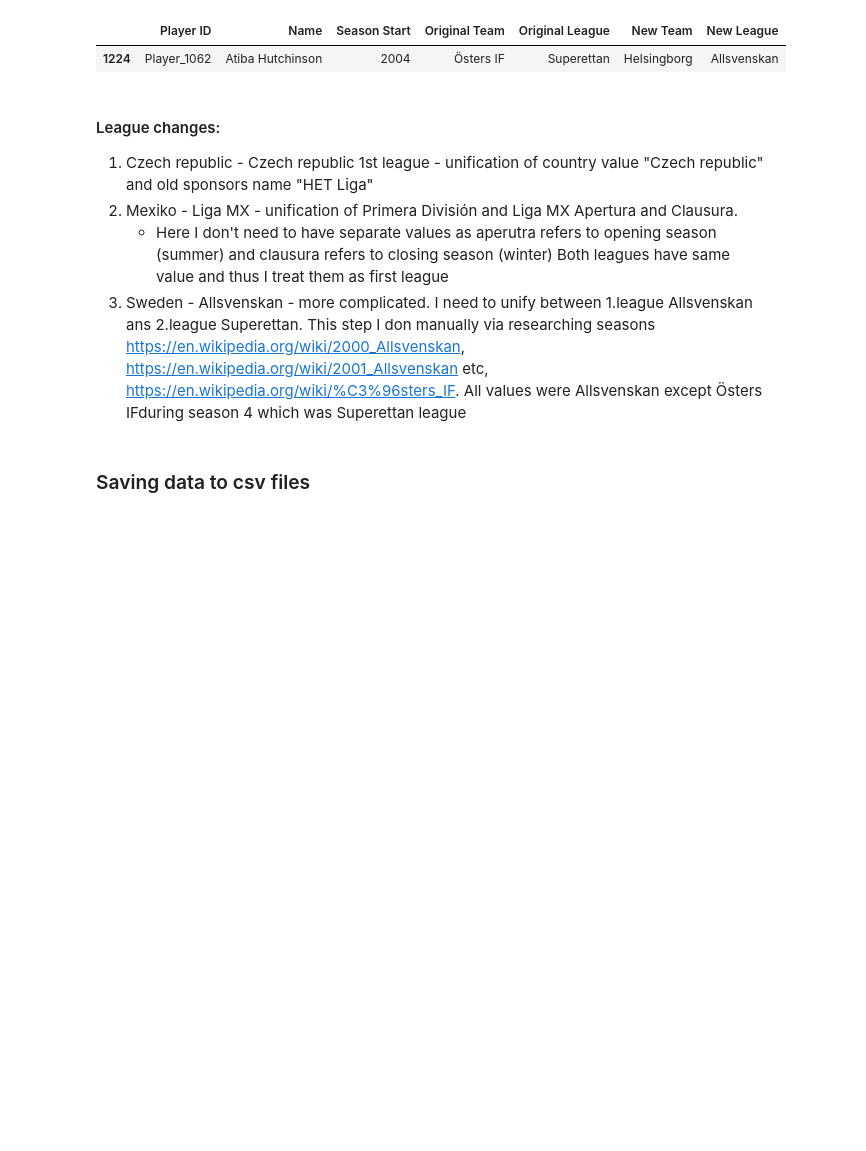
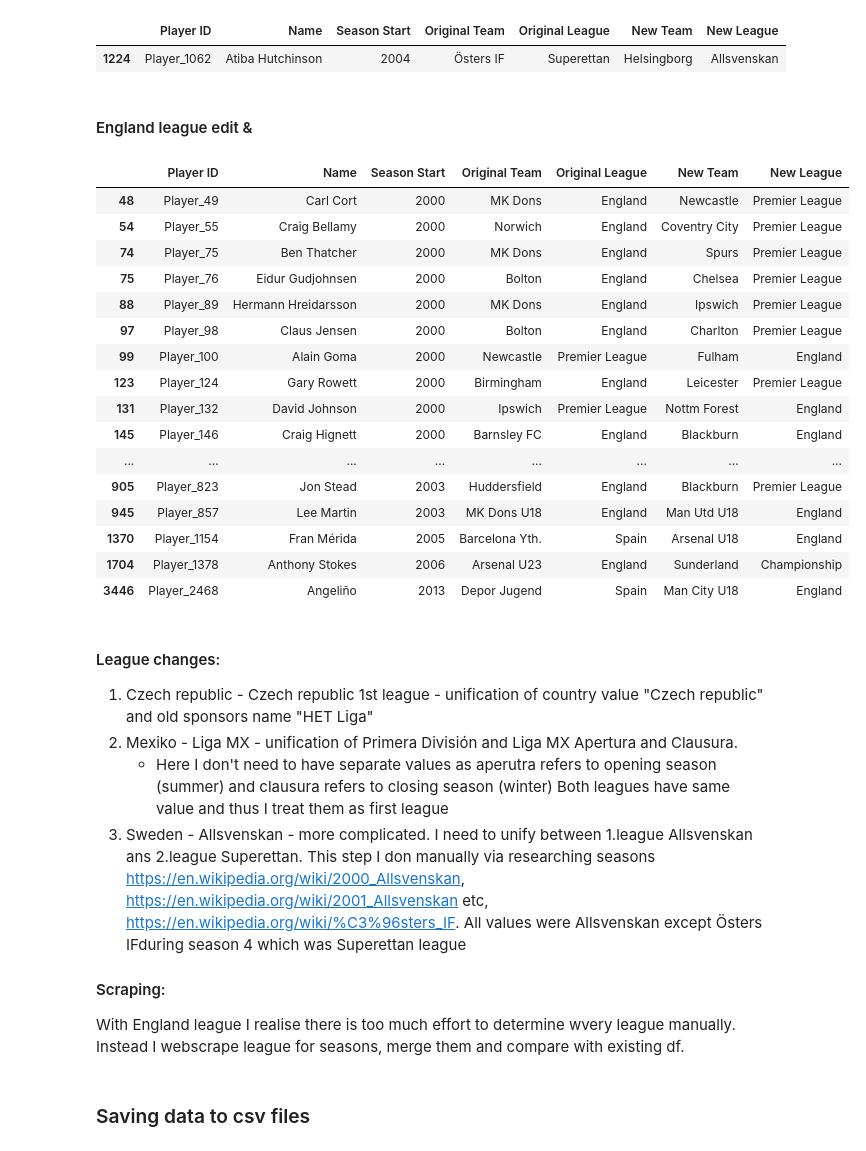
Before and after one commit to Tap4J/Csob, a Jupyter notebook: cleaning_dataset.ipynb, the cells around one changed output. Drawn from its saved outputs; the diff is of its cells as text; code cells hidden in the pictures; blank space fills up the shorter version.

```diff
--- a/cleaning_dataset.ipynb
+++ b/cleaning_dataset.ipynb
@@ -648,12 +671,42 @@ df_league.loc[
     df_league["New League"].str.contains("Sweden", case=False, na=False),
     "New League"
 ] = "Allsvenskan"
+# %% [markdown]
+#### England league edit &
+# %%
+df_england_league = df_league[
+    df_league["Original League"].str.contains("England", case=False, na=False) |
+    df_league["New League"].str.contains("England", case=False, na=False)
+]
+df_england_league
+# %% [output]
+|  | Player ID | Name | Season Start | Original Team | Original League | New Team | New League |
+| 48 | Player_49 | Carl Cort | 2000 | MK Dons | England | Newcastle | Premier League |
+| 54 | Player_55 | Craig Bellamy | 2000 | Norwich | England | Coventry City | Premier League |
+| 74 | Player_75 | Ben Thatcher | 2000 | MK Dons | England | Spurs | Premier League |
+| 75 | Player_76 | Eidur Gudjohnsen | 2000 | Bolton | England | Chelsea | Premier League |
+| 88 | Player_89 | Hermann Hreidarsson | 2000 | MK Dons | England | Ipswich | Premier League |
+| 97 | Player_98 | Claus Jensen | 2000 | Bolton | England | Charlton | Premier League |
+| 99 | Player_100 | Alain Goma | 2000 | Newcastle | Premier League | Fulham | England |
+| 123 | Player_124 | Gary Rowett | 2000 | Birmingham | England | Leicester | Premier League |
+| 131 | Player_132 | David Johnson | 2000 | Ipswich | Premier League | Nottm Forest | England |
+| 145 | Player_146 | Craig Hignett | 2000 | Barnsley FC | England | Blackburn | England |
+| ... | ... | ... | ... | ... | ... | ... | ... |
+| 905 | Player_823 | Jon Stead | 2003 | Huddersfield | England | Blackburn | Premier League |
+| 945 | Player_857 | Lee Martin | 2003 | MK Dons U18 | England | Man Utd U18 | England |
+| 1370 | Player_1154 | Fran Mérida | 2005 | Barcelona Yth. | Spain | Arsenal U18 | England |
+| 1704 | Player_1378 | Anthony Stokes | 2006 | Arsenal U23 | England | Sunderland | Championship |
+| 3446 | Player_2468 | Angeliño | 2013 | Depor Jugend | Spain | Man City U18 | England |
 # %% [markdown]
 #### League changes:
 1. Czech republic - Czech republic 1st league - unification of country value "Czech republic" and old sponsors name "HET Liga"
 2. Mexiko - Liga MX - unification of Primera División and Liga MX Apertura and Clausura.
    - Here I don't need to have separate values as aperutra refers to opening season (summer) and clausura refers to closing season (winter) Both leagues have same value and thus I treat them as first league
 3. Sweden - Allsvenskan - more complicated. I need to unify between 1.league Allsvenskan ans 2.league Superettan. This step I don manually via researching seasons https://en.wikipedia.org/wiki/2000_Allsvenskan, https://en.wikipedia.org/wiki/2001_Allsvenskan etc, https://en.wikipedia.org/wiki/%C3%96sters_IF. All values were Allsvenskan except Östers IFduring season 4 which was Superettan league
+
+#### Scraping:
+
+With England league I realise there is too much effort to determine wvery league manually. Instead I webscrape league for seasons, merge them and compare with existing df.
 # %% [markdown]
 ### Saving data to csv files
 # %%
```
Also changed, not shown: parts of 5 cells of this notebook, 1 other file.
